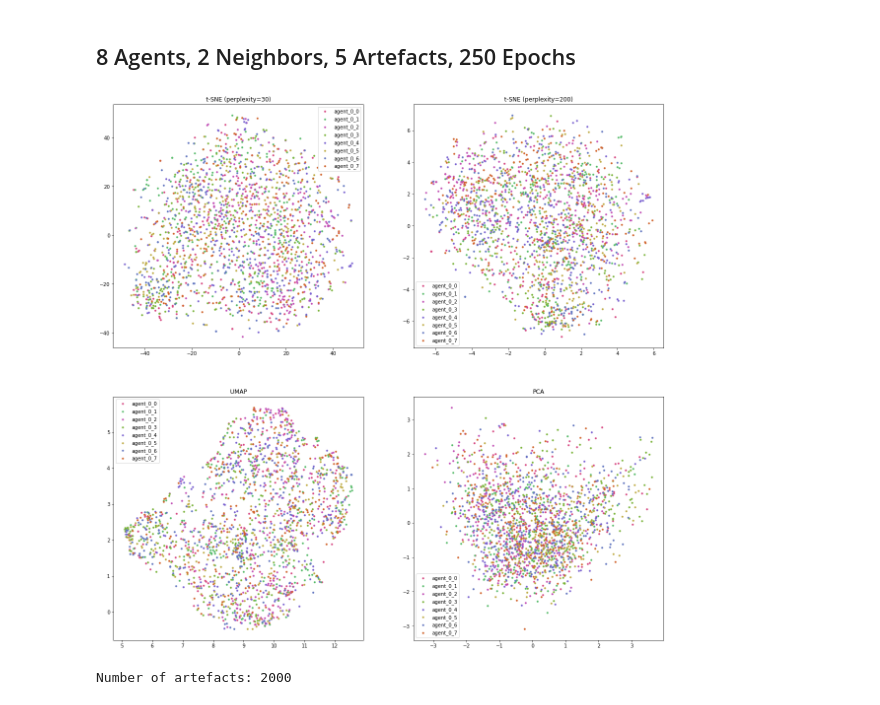
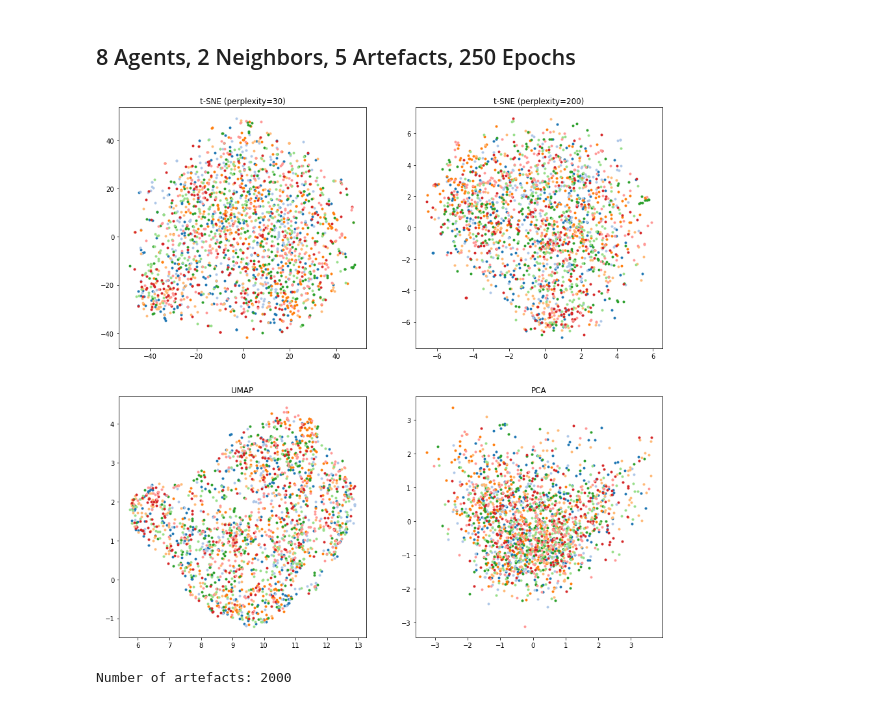
Before and after one commit to maxvstheuniverse/state-of-the-artefact, a Jupyter notebook: logs/2020-06-25_a8_e250_n2.ipynb, the cells around one changed output. Drawn from its saved outputs; the diff is of its cells as text; code cells hidden in the pictures.

```diff
--- a/logs/2020-06-25_a8_e250_n2.ipynb
+++ b/logs/2020-06-25_a8_e250_n2.ipynb
@@ -18,3 +16,5 @@ colors = ["#d74681", "#54bb68", "#c24fb6", "#7ab439", "#7a62d1", "#c0ac45", "#60
+# %%
+colors = [mcolors.to_hex(c) for c in plt.cm.tab20.colors]
 # %% [markdown]
 ## 8 Agents, 2 Neighbors, 5 Artefacts, 250 Epochs
 # %%
@@ -28,36 +28,34 @@ agent_ids = np.array([a[1] for a in x])
 n_agents = 8
 labels = [f"agent_0_{i}" for i in range(0, n_agents)]
 # %%
-fig, axs = plt.subplots(2, 2, figsize=(20, 20))
+fig, axs = plt.subplots(2, 2, figsize=(15, 15))
 
 perplexities = [30, 200]
 
 
 for i, ax in enumerate(axs.flatten()):
     if i < 2:
         tsne = manifold.TSNE(n_components=2, random_state=1, perplexity=perplexities[i])
         embedded = tsne.fit_transform(artefacts)
         ax.set_title(f"t-SNE (perplexity={perplexities[i]})")
     elif i == 2:
         _artefacts = preprocessing.scale(artefacts)
 
-        reducer = umap.UMAP(n_components=2)
+        reducer = umap.UMAP(n_components=2, n_neighbors=30)
         embedded = reducer.fit_transform(_artefacts)
         ax.set_title("UMAP")
     else:
         pca = decomposition.PCA(n_components=2)
         embedded = pca.fit_transform(artefacts)
         ax.set_title("PCA")
 
     for i, label in enumerate(labels):
         x, y = embedded[i::n_agents, 0], embedded[i::n_agents, 1]
         ax.scatter(x, y, c=colors[i % n_agents], label=label, marker=".")
 
-    ax.legend()
-
 plt.show()
 print(f"Number of artefacts: {len(artefacts)}")
 # %% [output]
-[figure, old version]
+[figure, new version]
 Number of artefacts: 2000
 # %%
```
Also changed, not shown: parts of 10 cells of this notebook, 2 other files.
